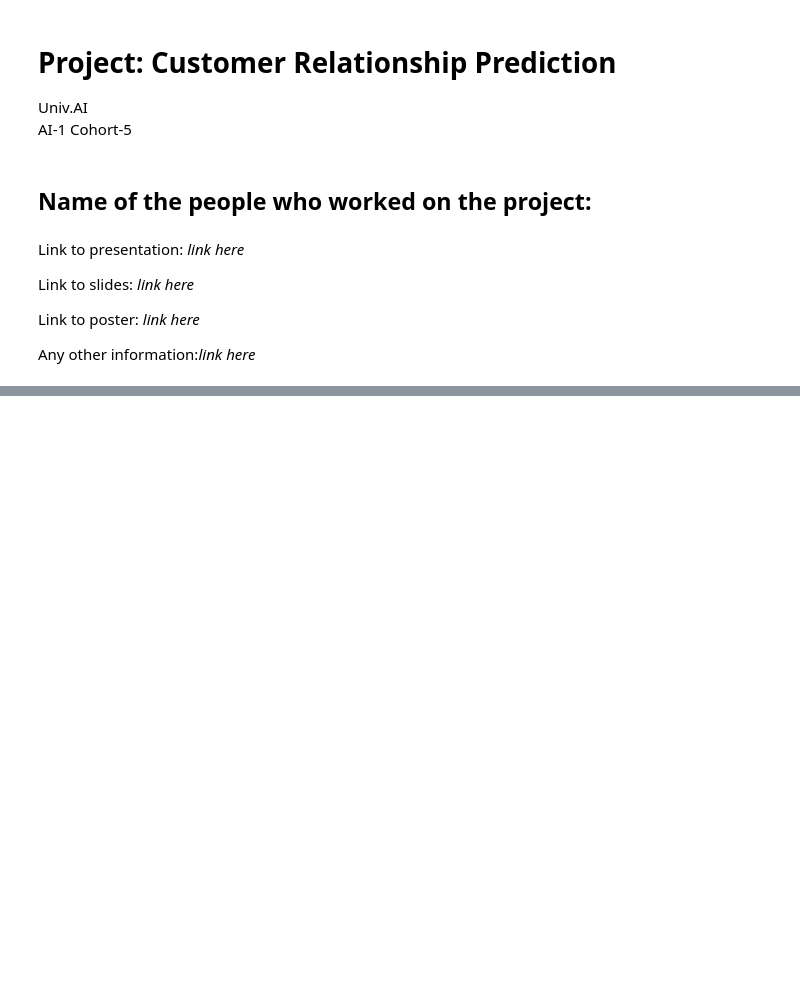
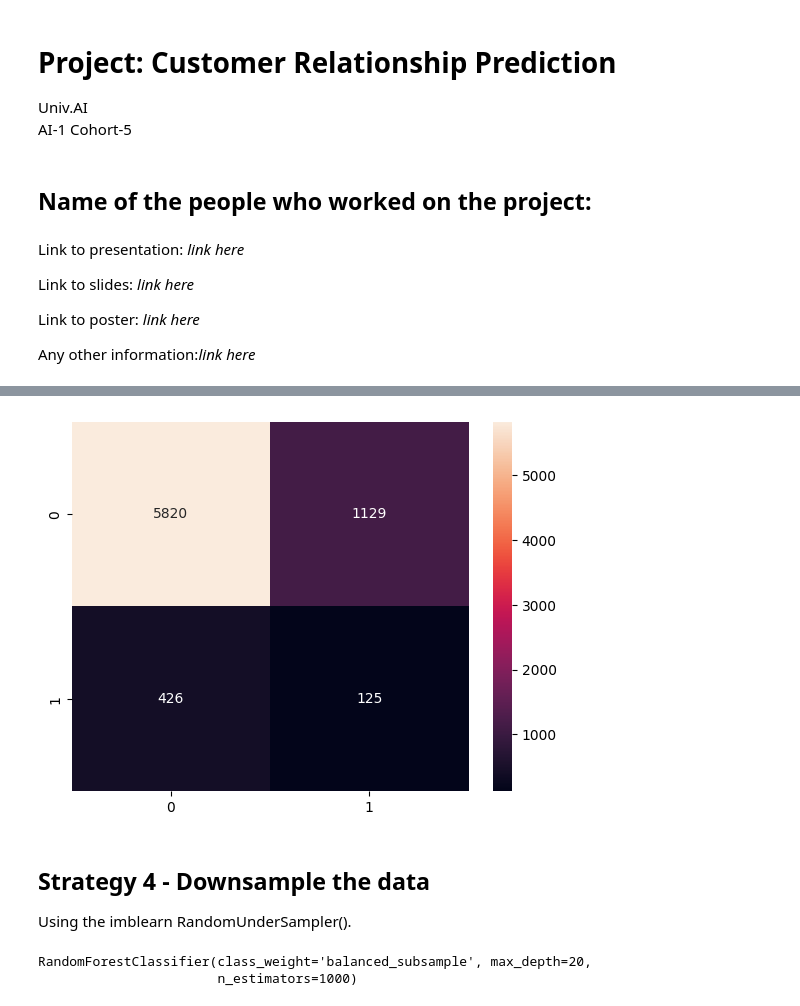
Before and after one commit to harimadhavan2000/P1, a Jupyter notebook: Project.ipynb, the cells around one changed output, grey strips where cells are left out. Cells and saved outputs as stored; diff of their text form; code cells hidden in the pictures; blank space fills up the shorter version.

```diff
--- a/Project.ipynb
+++ b/Project.ipynb
@@ -110,0 +153,9 @@ array([ 4,  5,  8, 15, 28, 23,  7,  9, 27, 20,  3, 16, 26, 22,  6, 11,  0,
+# %%
+# Perform upsampling using SMOTE
+
+# Define a SMOTE
+sm = SMOTE()
+
+# Use the SMOTE object to upsample the train data
+# You may have to use ravel()
+X_train_res, y_train_res = sm.fit_resample(X_train, y_train)
@@ -110,0 +171,22 @@ array([ 4,  5,  8, 15, 28, 23,  7,  9, 27, 20,  3, 16, 26, 22,  6, 11,  0,
+# %%
+# Use the trained model to predict on the validation set
+predictions = rf_smote.predict(X_val)
+
+# Compute the F1-score and assign it to variable score3
+f_score = f1_score(y_val, predictions)
+score3 = round(f_score, 2)
+
+# Compute the AUC and assign it to variable auc3
+auc_score = roc_auc_score(y_val, predictions)
+auc3 = round(auc_score, 2)
+# %%
+# Plotting confusion matrix
+cm = confusion_matrix(y_val, predictions)
+sns.heatmap(cm, annot = True, fmt='d')
+plt.show()
+# %% [output]
+[figure, added]
+# %% [markdown]
+## Strategy 4 - Downsample the data
+
+Using the imblearn RandomUnderSampler().
@@ -110,0 +200,9 @@ array([ 4,  5,  8, 15, 28, 23,  7,  9, 27, 20,  3, 16, 26, 22,  6, 11,  0,
+# %%
+# Use class_weight as balanced_subsample to weigh the class accordingly
+rf_downsampling = RandomForestClassifier(n_estimators = n_estimators, max_depth = max_depth, class_weight = 'balanced_subsample')
+
+# Fit the Random Forest on downsampled data
+rf_downsampling.fit(X_train_res, y_train_res)
+# %% [output]
+RandomForestClassifier(class_weight='balanced_subsample', max_depth=20,
+                       n_estimators=1000)
```
Also changed, not shown: parts of 33 cells of this notebook.
